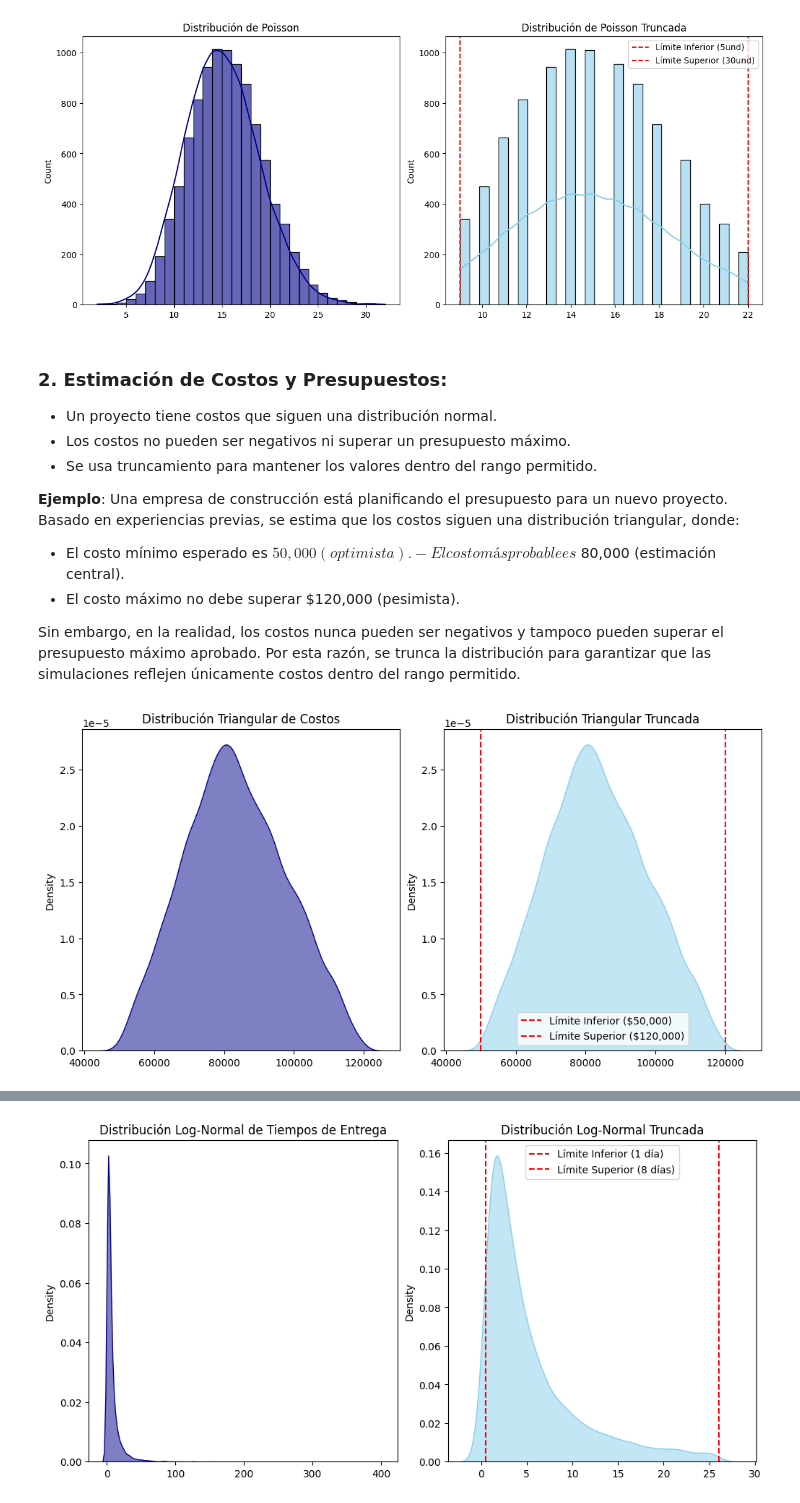
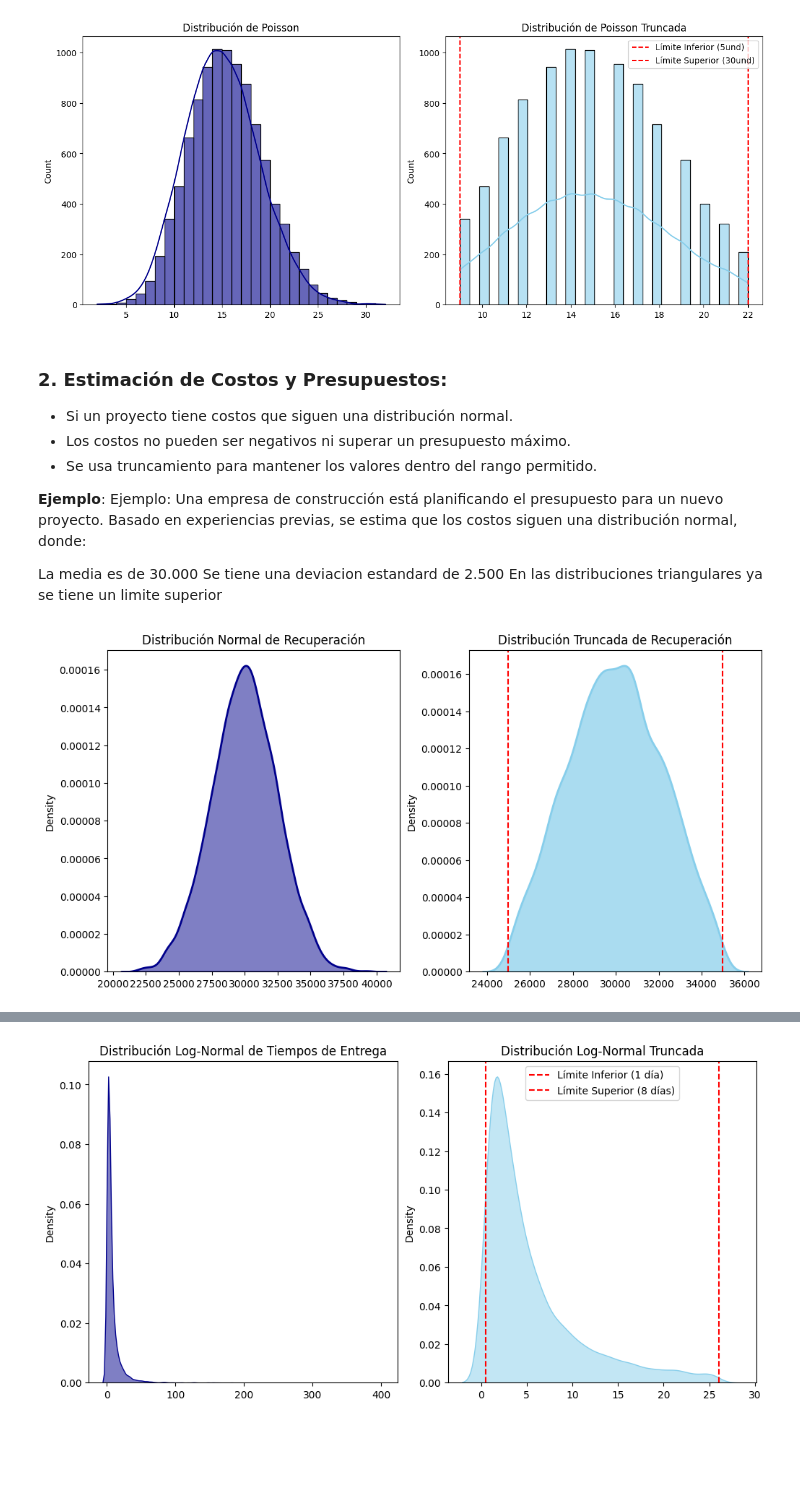
Before and after one commit to Tomaslopera/Truncamiento, a Jupyter notebook: Truncamiento.ipynb, the cells around one changed output, grey strips where cells are left out. Cells and saved outputs as stored; diff of their text form; code cells hidden in the pictures; blank space fills up the shorter version.

```diff
--- a/Truncamiento.ipynb
+++ b/Truncamiento.ipynb
@@ -239,38 +239,41 @@ plt.show()
 [figure]
 # %% [markdown]
 ### 2. **Estimación de Costos y Presupuestos:**
-   - Un proyecto tiene costos que siguen una distribución normal.
+   - Si un proyecto tiene costos que siguen una distribución normal.
    - Los costos no pueden ser negativos ni superar un presupuesto máximo.
    - Se usa truncamiento para mantener los valores dentro del rango permitido.
 
-**Ejemplo**: Una empresa de construcción está planificando el presupuesto para un nuevo proyecto. Basado en experiencias previas, se estima que los costos siguen una distribución triangular, donde:
+**Ejemplo**: Ejemplo: Una empresa de construcción está planificando el presupuesto para un nuevo proyecto. Basado en experiencias previas, se estima que los costos siguen una distribución normal, donde:
 
-- El costo mínimo esperado es $50,000 (optimista).
-- El costo más probable es $80,000 (estimación central).
-- El costo máximo no debe superar $120,000 (pesimista).
-
-Sin embargo, en la realidad, los costos nunca pueden ser negativos y tampoco pueden superar el presupuesto máximo aprobado. Por esta razón, se trunca la distribución para garantizar que las simulaciones reflejen únicamente costos dentro del rango permitido.
+La media es de 30.000
+Se tiene una deviacion estandard de 2.500
+En las distribuciones triangulares ya se tiene un limite superior
 # %%
 fig, ax = plt.subplots(nrows=1, ncols=2, figsize=(10, 5), layout='constrained')
 
-cost_min, cost_mode, cost_max = 50000, 80000, 120000
-triang_c = (cost_mode - cost_min) / (cost_max - cost_min)
 
-# Distribución Triangular
-triang_dist = stats.triang(triang_c, loc=cost_min, scale=cost_max - cost_min).rvs(10000)
-sns.kdeplot(triang_dist, color='darkblue', fill=True, alpha=0.5, ax=ax[0])
-ax[0].set_title('Distribución Triangular de Costos')
+mean_a = 30000
+std_a = 2500
+
+# Distribución Normal
+norm_a = np.random.normal(loc=mean_a, scale=std_a, size=5000)
+sns.kdeplot(norm_a, fill=True, color='darkblue', alpha=0.5, ax=ax[0], linewidth=2)
+ax[0].set_title('Distribución Normal de Recuperación')
+
+# Límites de truncamiento con desviaciones estándar (k=2 los límites de truncamiento incluyen el 95% de los datos)
+k = 2
+norm_lower = np.mean(norm_a) - (k * np.std(norm_a))
+norm_upper = np.mean(norm_a) + (k * np.std(norm_a))
 
 # Distribución Truncada
-truncated_triang_dist = triang_dist[(triang_dist >= cost_min) & (triang_dist <= cost_max)]
-sns.kdeplot(truncated_triang_dist, color='skyblue', fill=True, alpha=0.5, ax=ax[1])
-ax[1].set_title('Distribución Triangular Truncada')
-ax[1].axvline(cost_min, color='red', linestyle='dashed', label='Límite Inferior ($50,000)')
-ax[1].axvline(cost_max, color='red', linestyle='dashed', label='Límite Superior ($120,000)')
-ax[1].legend()
+truncated_norm_a = stats.truncnorm((norm_lower - mean_a) / std_a, (norm_upper - mean_a) / std_a, loc=mean_a, scale=std_a).rvs(5000)
+sns.kdeplot(truncated_norm_a, fill=True, color='skyblue', alpha=0.7, ax=ax[1], linewidth=2)
+ax[1].set_title('Distribución Truncada de Recuperación')
+ax[1].axvline(norm_lower, color='red', linestyle='dashed')
+ax[1].axvline(norm_upper, color='red', linestyle='dashed')
 
 plt.show()
 # %% [output]
-[figure, old version]
+[figure, new version]
 # %% [markdown]
 ### 3. **Simulación de Tiempos de Entrega:**
```
Also changed, not shown: parts of 1 cell of this notebook.
